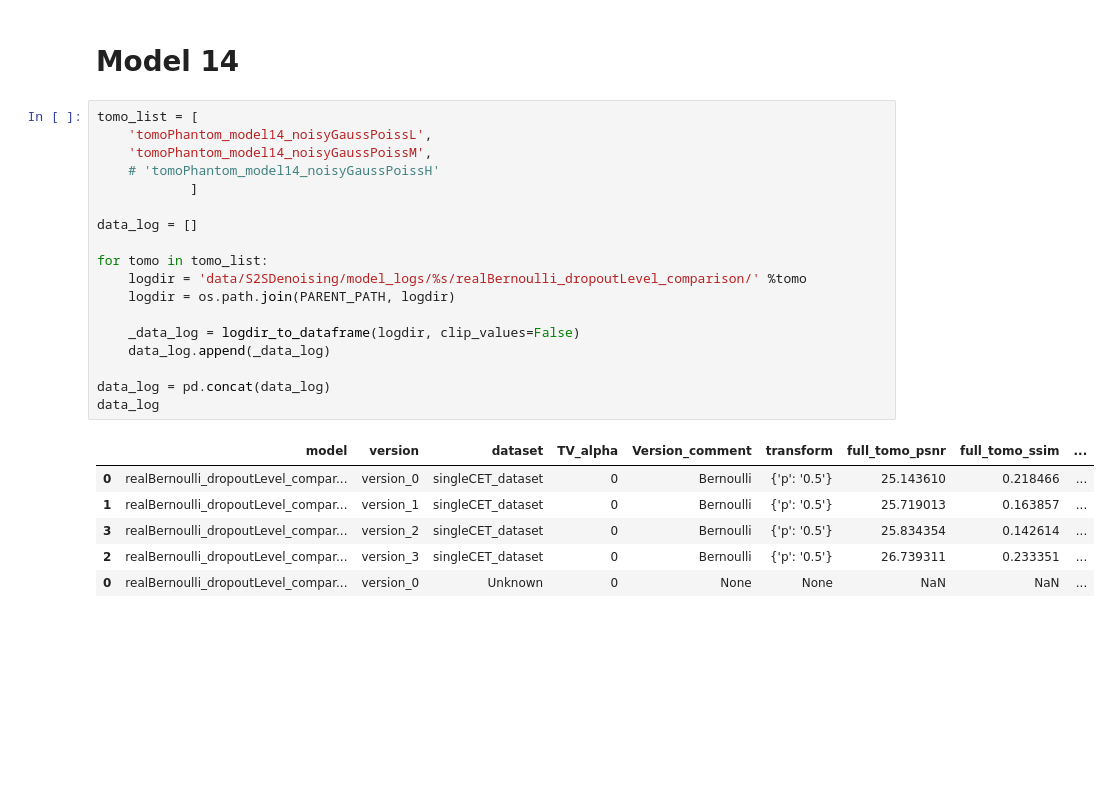
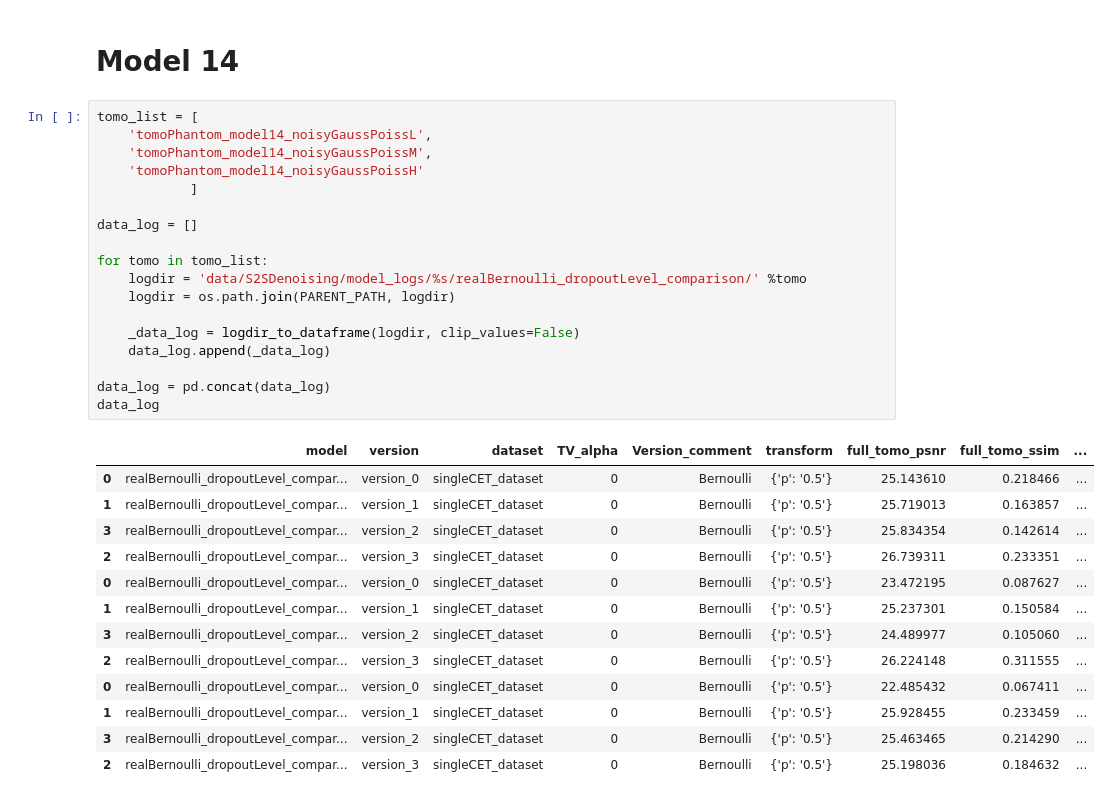
Before and after one commit to Fickincool/master-thesis, a Jupyter notebook: Notebooks/6.00_self2selfDenoising/6.15_tomoPhantom_experiments.ipynb, the cells around one changed output. Drawn from its saved outputs; the diff is of its cells as text; blank space fills up the shorter version.

```diff
--- a/Notebooks/6.00_self2selfDenoising/6.15_tomoPhantom_experiments.ipynb
+++ b/Notebooks/6.00_self2selfDenoising/6.15_tomoPhantom_experiments.ipynb
@@ -305,28 +317,35 @@ print(ssim_best, ssim_worst)
 # %%
 tomo_list = [
     'tomoPhantom_model14_noisyGaussPoissL',
     'tomoPhantom_model14_noisyGaussPoissM',
-    # 'tomoPhantom_model14_noisyGaussPoissH'
+    'tomoPhantom_model14_noisyGaussPoissH'
             ]
 
 data_log = []
 
 for tomo in tomo_list:
     logdir = 'data/S2SDenoising/model_logs/%s/realBernoulli_dropoutLevel_comparison/' %tomo
     logdir = os.path.join(PARENT_PATH, logdir)
 
     _data_log = logdir_to_dataframe(logdir, clip_values=False)
     data_log.append(_data_log)
 
 data_log = pd.concat(data_log)
 data_log
 # %% [output]
 |  | model | version | dataset | TV_alpha | Version_comment | transform | full_tomo_psnr | full_tomo_ssim | ... |
 | 0 | realBernoulli_dropoutLevel_compar... | version_0 | singleCET_dataset | 0 | Bernoulli | {'p': '0.5'} | 25.143610 | 0.218466 | ... |
 | 1 | realBernoulli_dropoutLevel_compar... | version_1 | singleCET_dataset | 0 | Bernoulli | {'p': '0.5'} | 25.719013 | 0.163857 | ... |
 | 3 | realBernoulli_dropoutLevel_compar... | version_2 | singleCET_dataset | 0 | Bernoulli | {'p': '0.5'} | 25.834354 | 0.142614 | ... |
 | 2 | realBernoulli_dropoutLevel_compar... | version_3 | singleCET_dataset | 0 | Bernoulli | {'p': '0.5'} | 26.739311 | 0.233351 | ... |
-| 0 | realBernoulli_dropoutLevel_compar... | version_0 | Unknown | 0 | None | None | NaN | NaN | ... |
+| 0 | realBernoulli_dropoutLevel_compar... | version_0 | singleCET_dataset | 0 | Bernoulli | {'p': '0.5'} | 23.472195 | 0.087627 | ... |
+| 1 | realBernoulli_dropoutLevel_compar... | version_1 | singleCET_dataset | 0 | Bernoulli | {'p': '0.5'} | 25.237301 | 0.150584 | ... |
+| 3 | realBernoulli_dropoutLevel_compar... | version_2 | singleCET_dataset | 0 | Bernoulli | {'p': '0.5'} | 24.489977 | 0.105060 | ... |
+| 2 | realBernoulli_dropoutLevel_compar... | version_3 | singleCET_dataset | 0 | Bernoulli | {'p': '0.5'} | 26.224148 | 0.311555 | ... |
+| 0 | realBernoulli_dropoutLevel_compar... | version_0 | singleCET_dataset | 0 | Bernoulli | {'p': '0.5'} | 22.485432 | 0.067411 | ... |
+| 1 | realBernoulli_dropoutLevel_compar... | version_1 | singleCET_dataset | 0 | Bernoulli | {'p': '0.5'} | 25.928455 | 0.233459 | ... |
+| 3 | realBernoulli_dropoutLevel_compar... | version_2 | singleCET_dataset | 0 | Bernoulli | {'p': '0.5'} | 25.463465 | 0.214290 | ... |
+| 2 | realBernoulli_dropoutLevel_compar... | version_3 | singleCET_dataset | 0 | Bernoulli | {'p': '0.5'} | 25.198036 | 0.184632 | ... |
 # %%
 fig, (ax0, ax1) = plt.subplots(1, 2, figsize=(22, 8))
 data_log[['version', 'ssim_vs_baseline', 'n2v_ssim_vs_baseline']].plot.bar(x='version', ax=ax0)
```
Also changed, not shown: parts of 19 cells of this notebook, 2 other files.
